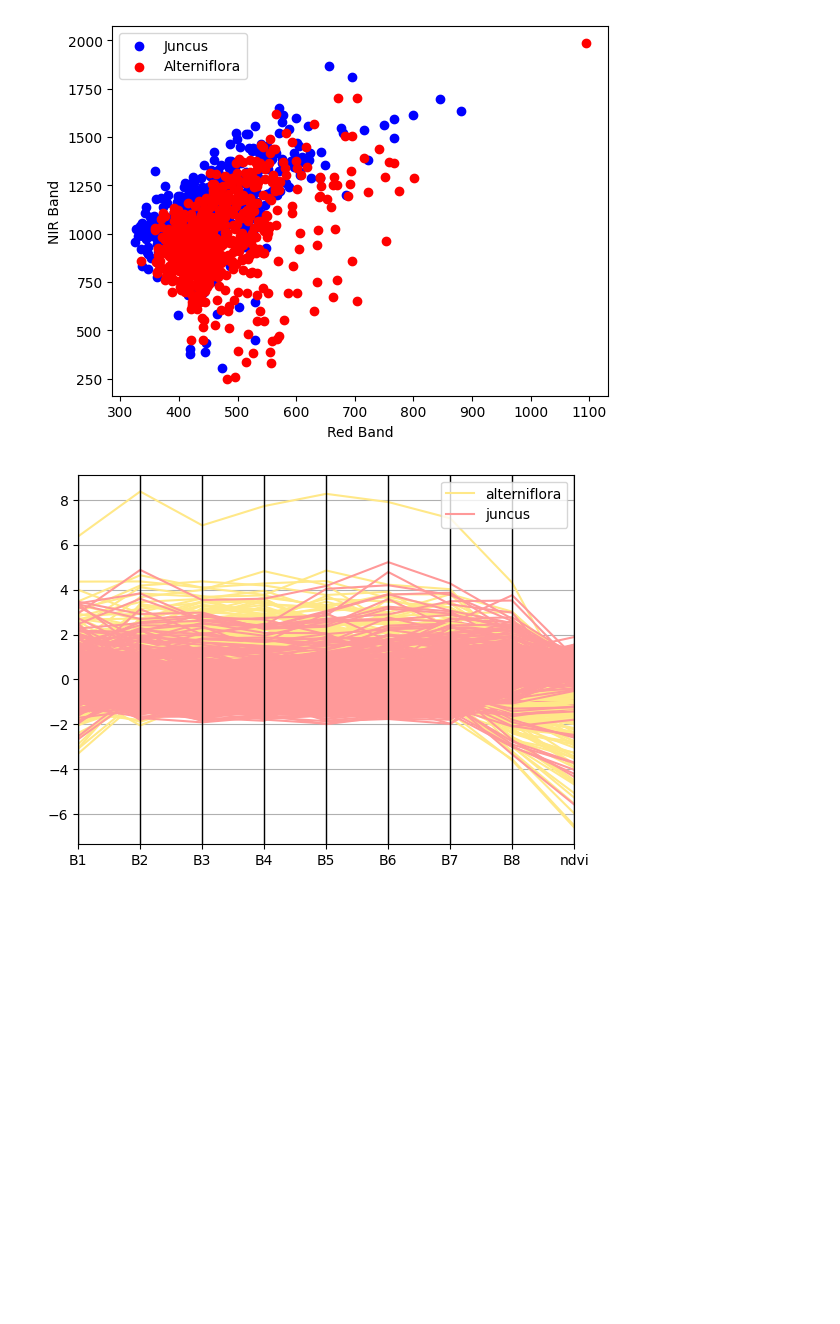
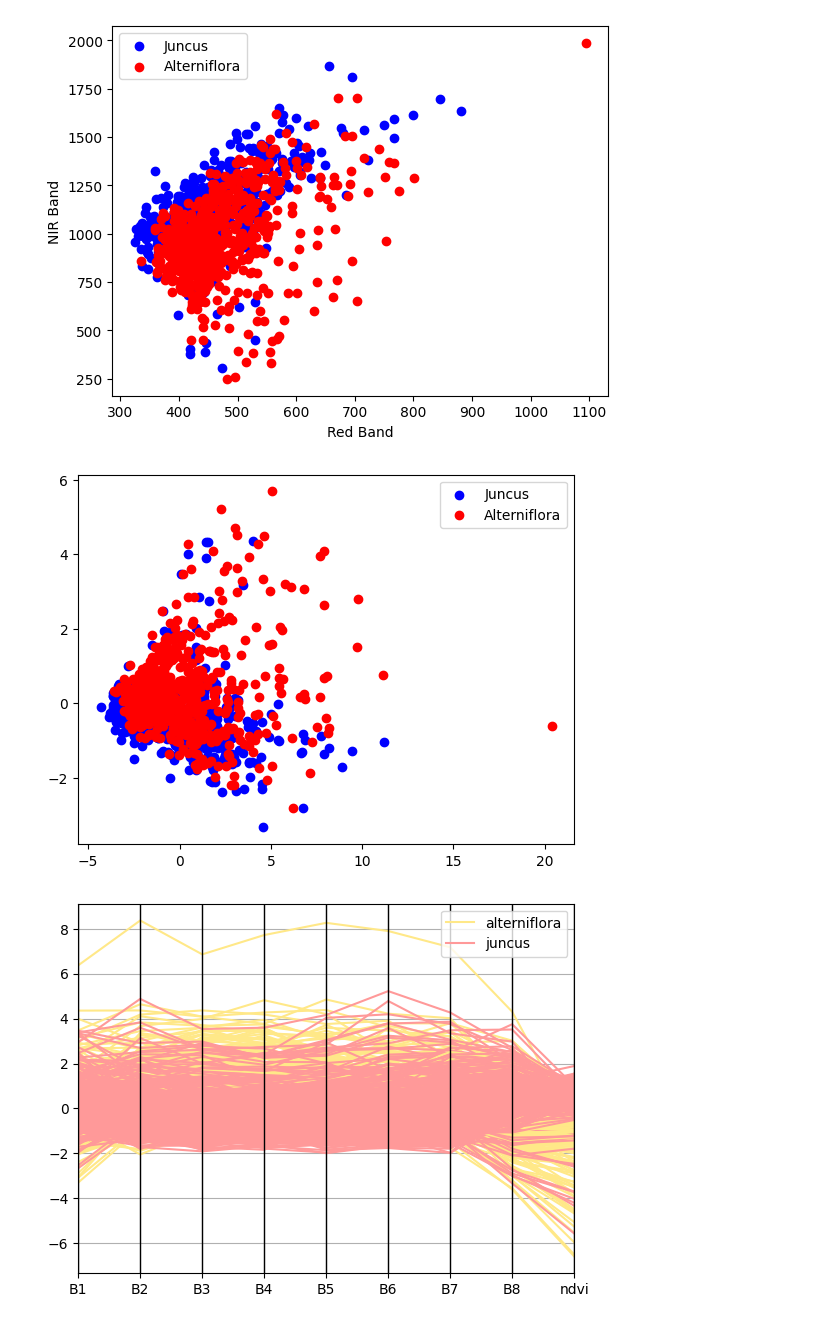
Before and after one commit to MirandaLv/MarshCommunity_EPA, a Jupyter notebook: scripts/descriptive_analysis.ipynb, the cells around one changed output. Cells and saved outputs as stored; diff of their text form; code cells hidden in the pictures; blank space fills up the shorter version.

```diff
--- a/scripts/descriptive_analysis.ipynb
+++ b/scripts/descriptive_analysis.ipynb
@@ -171,6 +171,27 @@ plt.ylabel('NIR Band')
 # %% [output]
 Text(0, 0.5, 'NIR Band')
 [figure]
+# %%
+# PCA
+from sklearn.decomposition import PCA as sklearnPCA
+
+# y = df['type']          # Split off classifications
+# X = df[['B1', 'B2', 'B3', 'B4', 'B5', 'B6', 'B7', 'B8']] # Split off features
+# X_norm = (X - X.min())/(X.max() - X.min()) # need to refine
+
+y = final_df['type']
+X_norm = final_df[['B1', 'B2', 'B3', 'B4', 'B5', 'B6', 'B7', 'B8']]
+
+pca = sklearnPCA(n_components=2) #2-dimensional PCA
+pca_transformed = pd.DataFrame(pca.fit_transform(X_norm))
+
+plt.scatter(pca_transformed[y=='juncus'][0], pca_transformed[y=='juncus'][1], label='Juncus', c='blue')
+plt.scatter(pca_transformed[y=='alterniflora'][0], pca_transformed[y=='alterniflora'][1], label='Alterniflora', c='red')
+
+plt.legend()
+plt.show()
+# %% [output]
+[figure, added]
 # %%
 # get NDVI
 df['ndvi'] = gdf.apply(lambda x: (x['B8'] - x['B6']) / (x['B8'] + x['B6']), axis=1)
```
Also changed, not shown: parts of 1 cell of this notebook, 3 other files.
